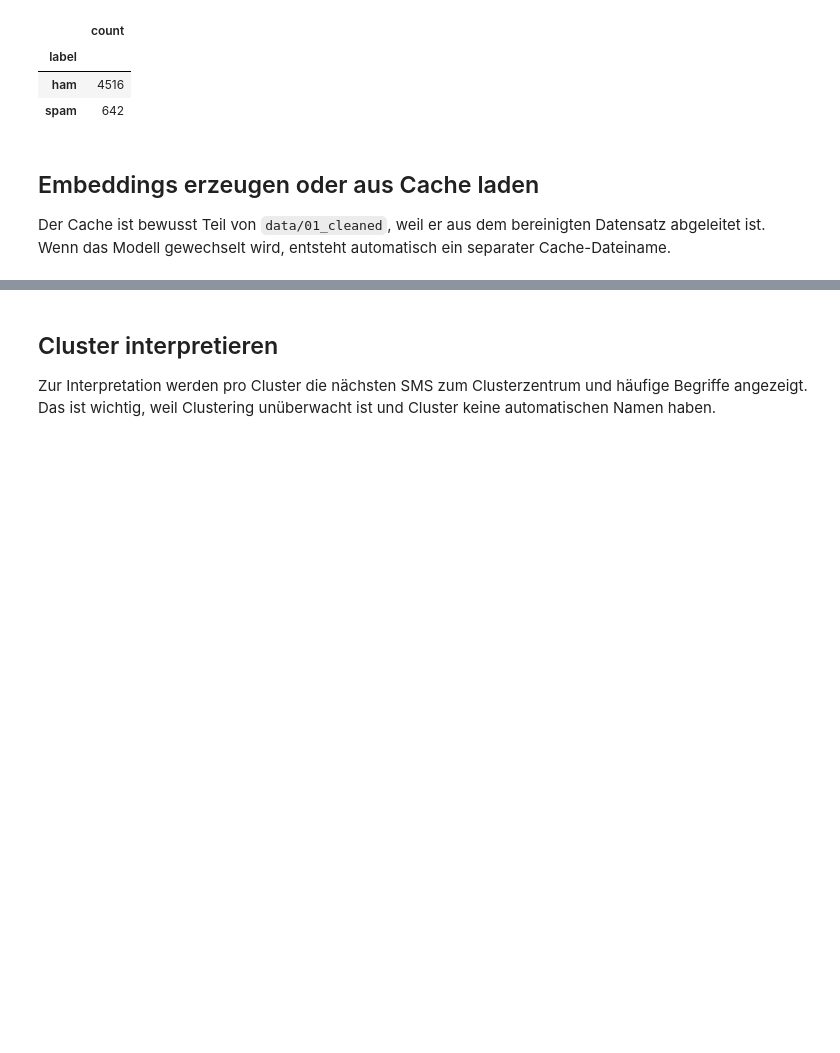
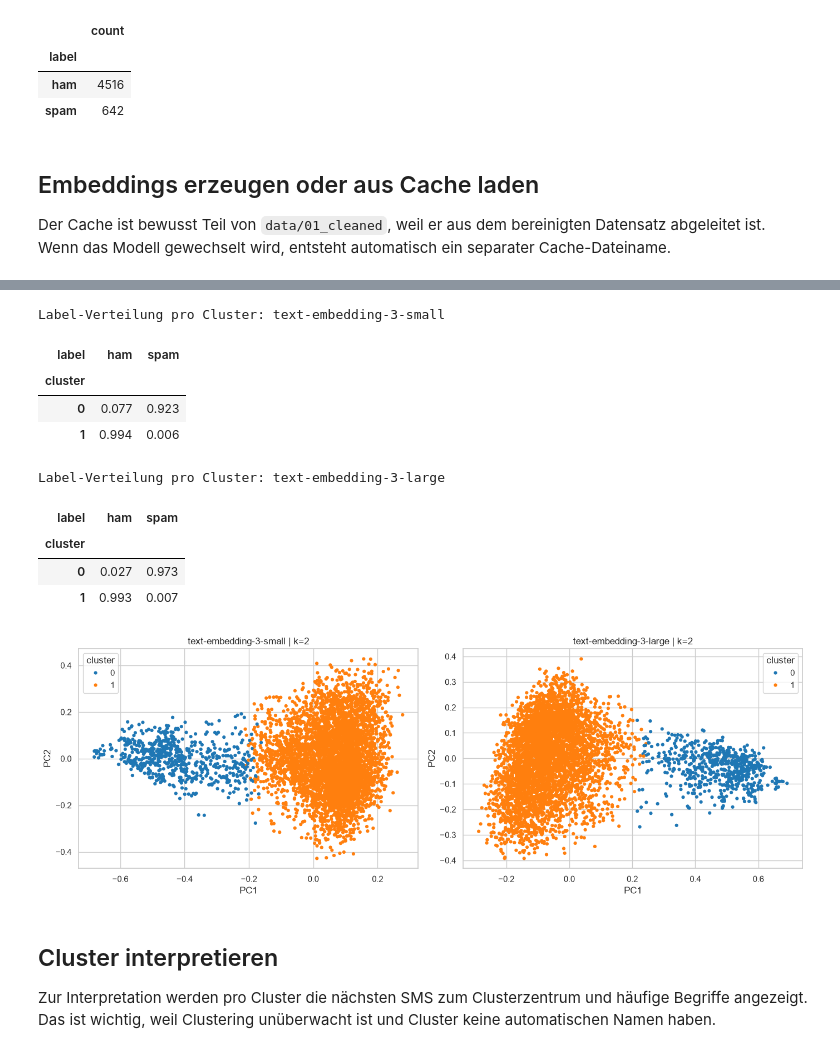
Before and after one commit to derZeiner/a1-bewerbung, a Jupyter notebook: 04_2_genai_clustering.ipynb, the cells around one changed output, grey strips where cells are left out. Cells and saved outputs as stored; diff of their text form; code cells hidden in the pictures; blank space fills up the shorter version.

```diff
--- a/04_2_genai_clustering.ipynb
+++ b/04_2_genai_clustering.ipynb
@@ -164,3 +328,33 @@ Gewählte Clusterzahl nach Silhouette: k=2
+# %%
+if len(EMBEDDING_MODELS) > 1:
+    fig, axes = plt.subplots(1, len(EMBEDDING_MODELS), figsize=(7 * len(EMBEDDING_MODELS), 5), squeeze=False)
+    for ax, model_name in zip(axes.ravel(), EMBEDDING_MODELS):
+        best_k_for_model = int(best_rows.loc[best_rows["embedding_model"] == model_name, "k"].iloc[0])
+        X_model = fitted_by_embedding_model[model_name][best_k_for_model]["X"]
+        labels = fitted_by_embedding_model[model_name][best_k_for_model]["labels"]
+        projection_model = PCA(n_components=2, random_state=RANDOM_STATE).fit_transform(X_model)
+        plot_tmp = df.assign(cluster=labels, x=projection_model[:, 0], y=projection_model[:, 1])
+        sns.scatterplot(data=plot_tmp, x="x", y="y", hue="cluster", palette="tab10", s=20, linewidth=0, ax=ax)
+        ax.set_title(f"{model_name} | k={best_k_for_model}")
+        ax.set_xlabel("PC1")
+        ax.set_ylabel("PC2")
+    plt.tight_layout()
+
+    for model_name, label_table in label_distribution_tables.items():
+        print(f"Label-Verteilung pro Cluster: {model_name}")
+        display(label_table.round(3))
+# %% [output]
+Label-Verteilung pro Cluster: text-embedding-3-small
+| label | ham | spam |
+| cluster |  |  |
+| 0 | 0.077 | 0.923 |
+| 1 | 0.994 | 0.006 |
+Label-Verteilung pro Cluster: text-embedding-3-large
+| label | ham | spam |
+| cluster |  |  |
+| 0 | 0.027 | 0.973 |
+| 1 | 0.993 | 0.007 |
+[figure, added]
 # %% [markdown]
 ## Cluster interpretieren
 
```
Also changed, not shown: parts of 11 cells of this notebook, 2 other files.
